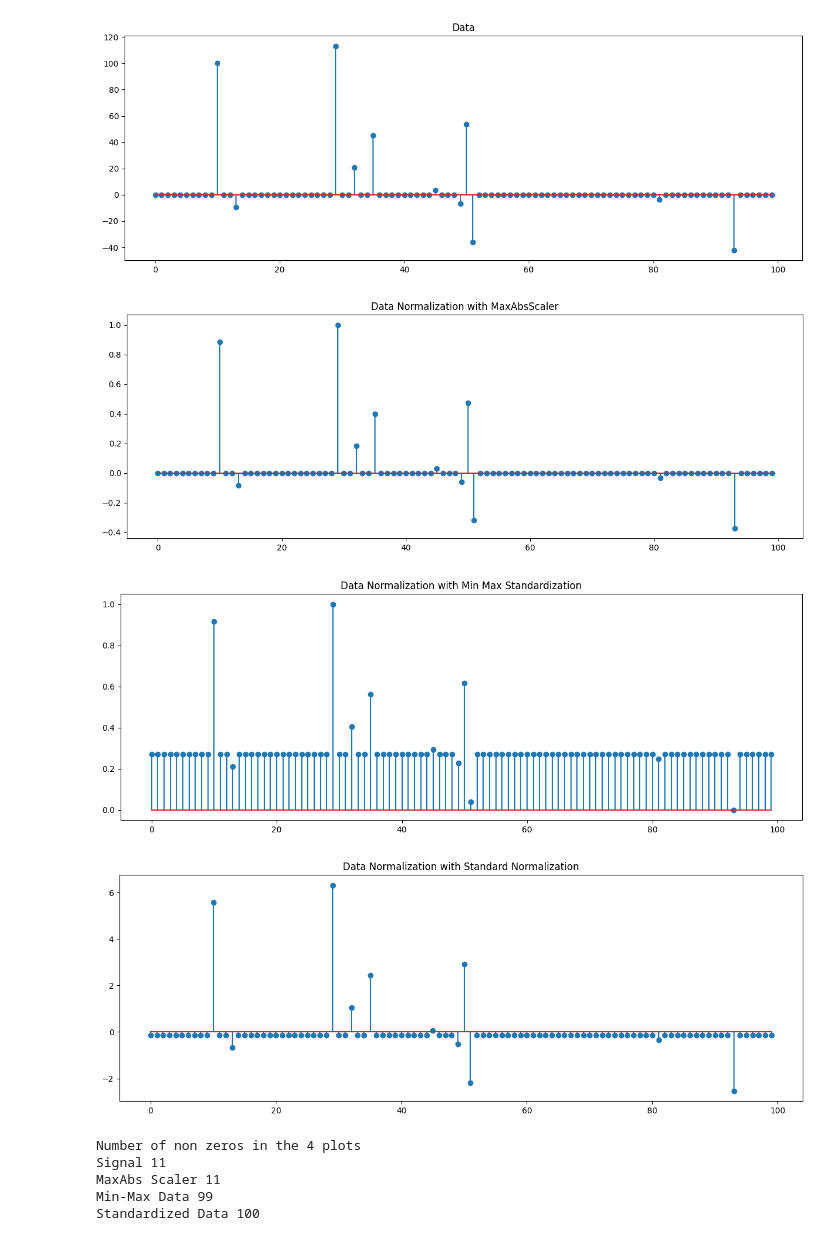
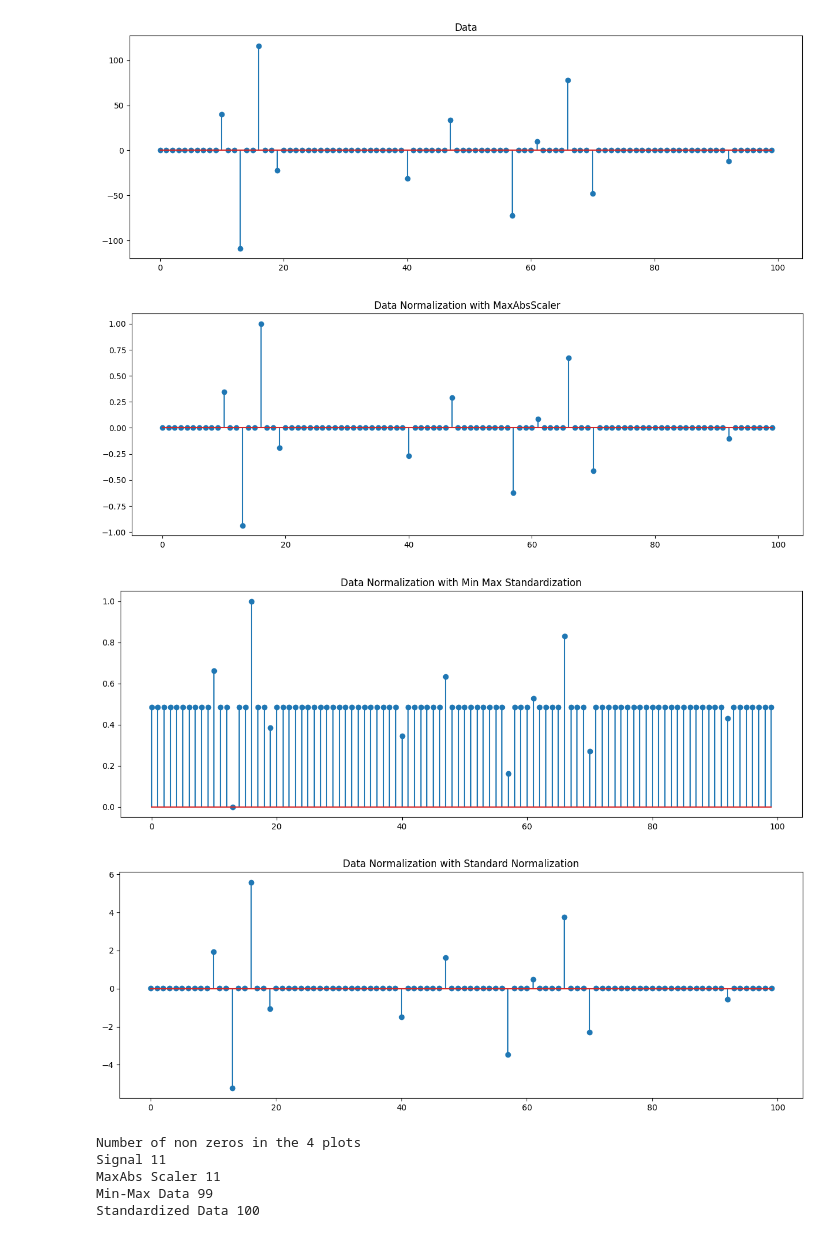
Before and after one commit to SadeepRathnayaka/Machine-Learning-Practice, a Jupyter notebook: Assignments Pattern Recognition/Assignment 01/Assignment_01_200363.ipynb, the cells around one changed output. Drawn from its saved outputs; the diff is of its cells as text; code cells hidden in the pictures.

```diff
--- a/Assignments Pattern Recognition/Assignment 01/Assignment_01_200363.ipynb
+++ b/Assignments Pattern Recognition/Assignment 01/Assignment_01_200363.ipynb
@@ -10,32 +11,32 @@ from sklearn.metrics import r2_score
 # %%
 
 
 def generate_signal(signal_length, num_nonzero):
 
     signal = np.zeros(signal_length)
     nonzero_indices = np.random.choice(signal_length, num_nonzero, replace=False)
     nonzero_values = 50*np.random.randn(num_nonzero)
     signal[nonzero_indices] = nonzero_values
     return signal
 
 signal_length = 100  # Total length of the signal
 num_nonzero = 10    # Number of non-zero elements in the signal
-your_index_no=200449 # Enter without english letter and without leading zeros
+your_index_no=200363 # Enter without english letter and without leading zeros
 signal = generate_signal(signal_length, num_nonzero)
 signal[10] = (your_index_no % 10)*10 + 10
 if  your_index_no % 10 == 0:
   signal[10] = np.random.randn(1) + 30
 
 
 signal=signal.reshape(signal_length,1)
 plt.figure(figsize=(15,5))
 plt.subplot(1, 1, 1)
 plt.title("Data")
 plt.stem(signal)
 
 plt.show()
 # %% [output]
-[figure, old version]
+[figure, new version]
 # %%
 from sklearn.preprocessing import MaxAbsScaler
 
@@ -50,7 +51,7 @@ plt.stem(norm_max_abs)
 
 plt.show()
 # %% [output]
-[figure, old version]
+[figure, new version]
 # %%
 def min_max_norm(signal) :
     minimum = np.min(signal)
@@ -68,7 +69,7 @@ plt.stem(norm_min_max)
 
 plt.show()
 # %% [output]
-[figure, old version]
+[figure, new version]
 # %%
 def standard_normalization(signal) :
     mean_val = np.mean(signal)
@@ -86,7 +87,7 @@ plt.stem(norm_stand)
 
 plt.show()
 # %% [output]
-[figure, old version]
+[figure, new version]
 # %%
 print("Number of non zeros in the 4 plots")
 print("Signal", np.count_nonzero(signal))
```
Also changed, not shown: parts of 4 cells of this notebook.
